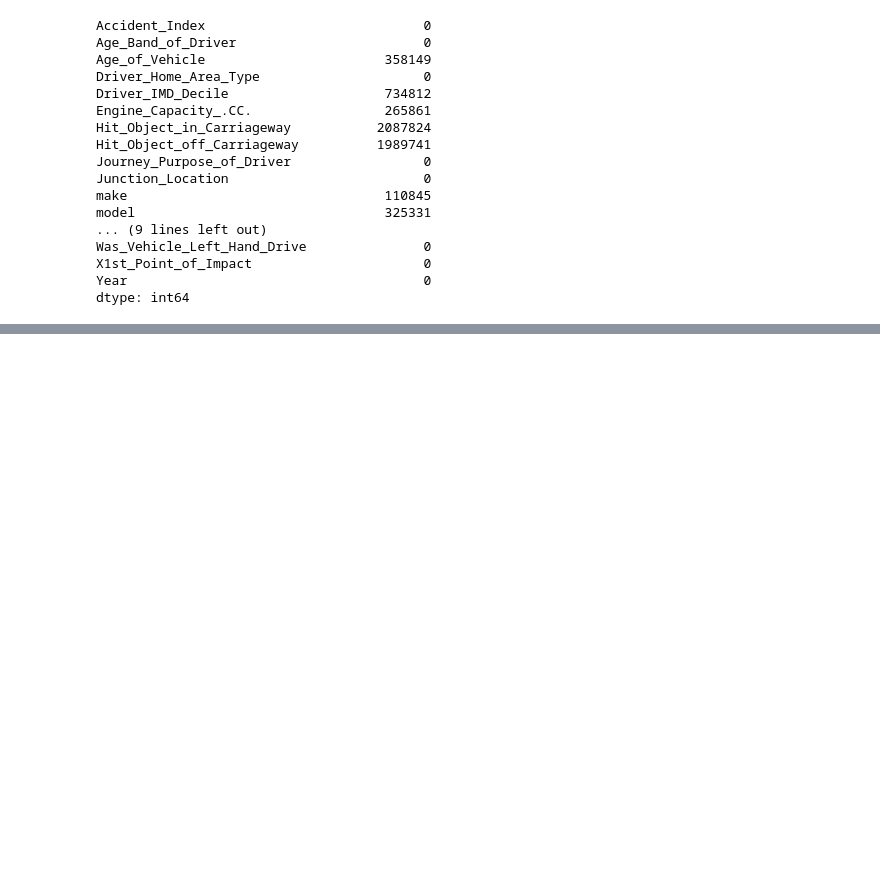
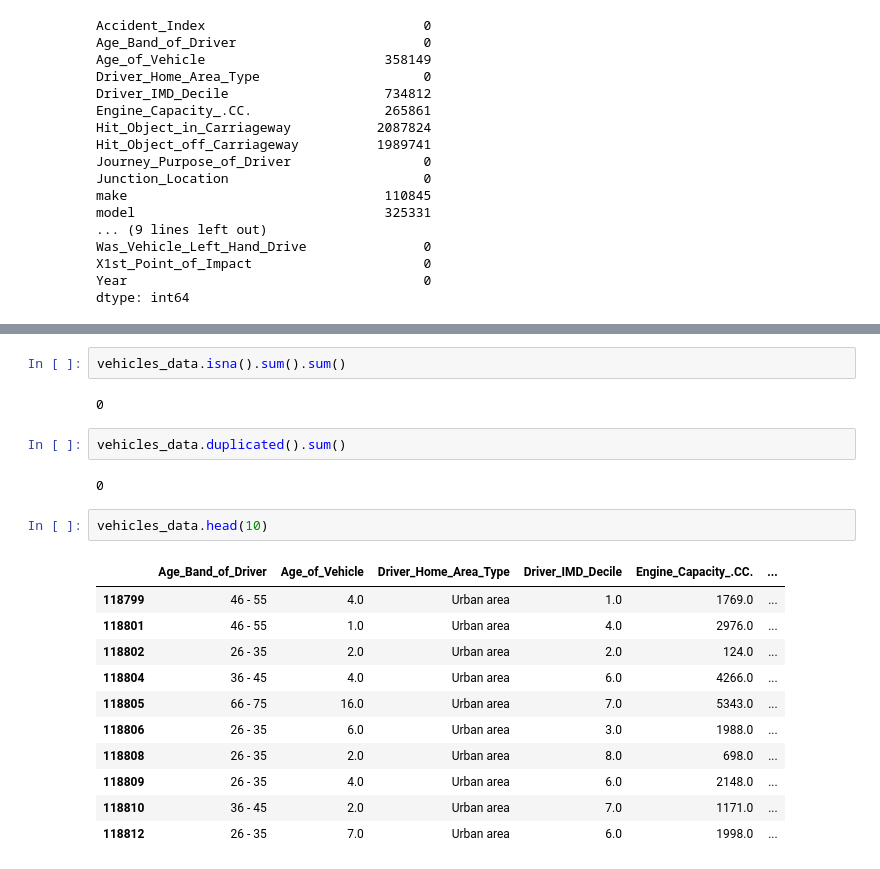
Before and after one commit to DiaaAhmedHassan/dataMiningProject, a Jupyter notebook: vehicles.ipynb, the cells around one changed output, grey strips where cells are left out. Saved outputs shown, nothing was run; the diff lists cells and outputs as text; blank space fills up the shorter version.

```diff
--- a/vehicles.ipynb
+++ b/vehicles.ipynb
@@ -42,0 +63,22 @@ dtype: int64
+# %%
+vehicles_data.isna().sum().sum()
+# %% [output]
+0
+# %%
+vehicles_data.duplicated().sum()
+# %% [output]
+0
+# %%
+vehicles_data.head(10)
+# %% [output]
+|  | Age_Band_of_Driver | Age_of_Vehicle | Driver_Home_Area_Type | Driver_IMD_Decile | Engine_Capacity_.CC. | ... |
+| 118799 | 46 - 55 | 4.0 | Urban area | 1.0 | 1769.0 | ... |
+| 118801 | 46 - 55 | 1.0 | Urban area | 4.0 | 2976.0 | ... |
+| 118802 | 26 - 35 | 2.0 | Urban area | 2.0 | 124.0 | ... |
+| 118804 | 36 - 45 | 4.0 | Urban area | 6.0 | 4266.0 | ... |
+| 118805 | 66 - 75 | 16.0 | Urban area | 7.0 | 5343.0 | ... |
+| 118806 | 26 - 35 | 6.0 | Urban area | 3.0 | 1988.0 | ... |
+| 118808 | 26 - 35 | 2.0 | Urban area | 8.0 | 698.0 | ... |
+| 118809 | 26 - 35 | 4.0 | Urban area | 6.0 | 2148.0 | ... |
+| 118810 | 36 - 45 | 2.0 | Urban area | 7.0 | 1171.0 | ... |
+| 118812 | 26 - 35 | 7.0 | Urban area | 6.0 | 1998.0 | ... |
```
Also changed, not shown: parts of 6 cells of this notebook.
